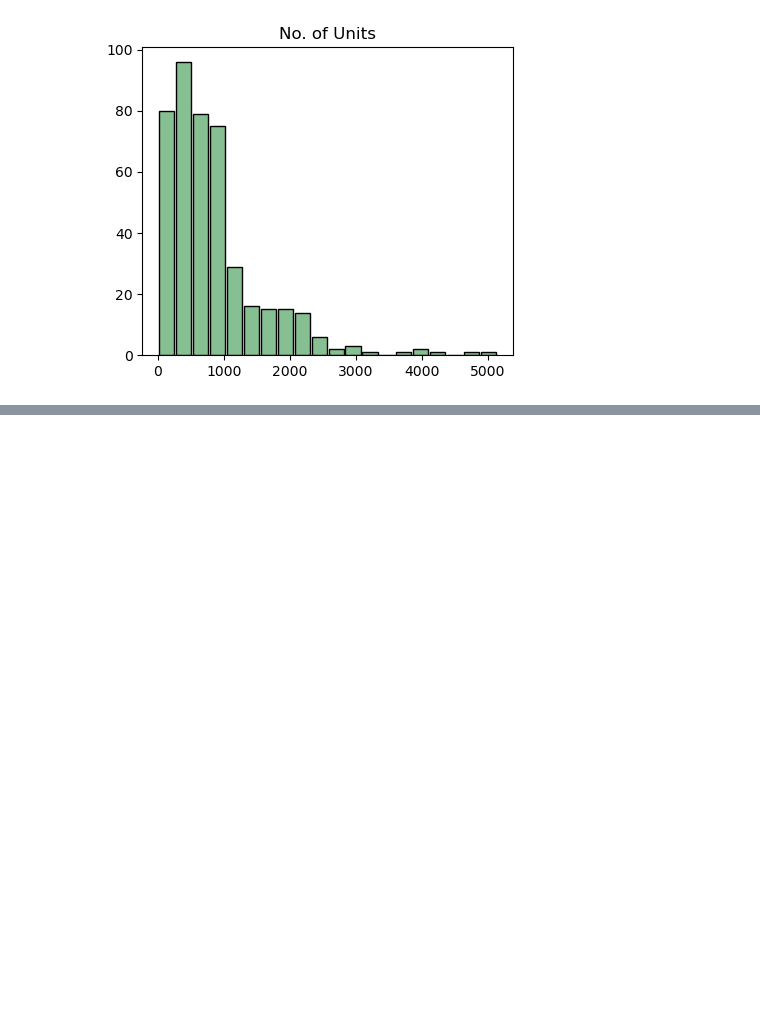
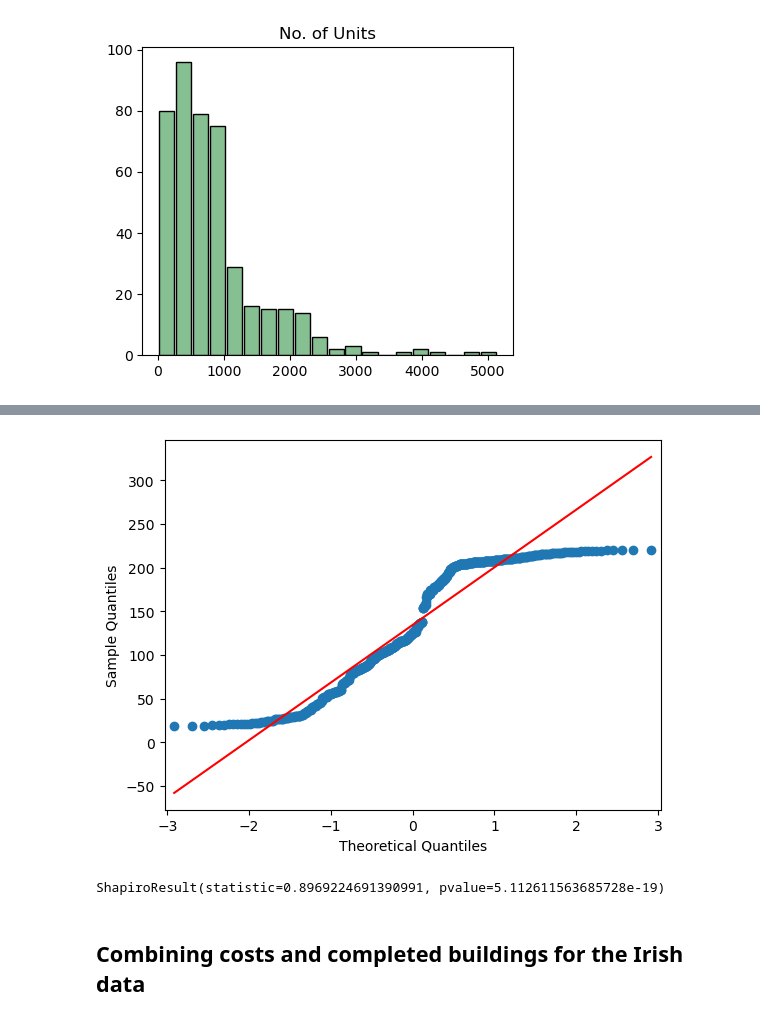
Before and after one commit to coharaCNJ/M.Sc.-Data-Analytics-Semester-1-CA1, a Jupyter notebook: Statistical_analysis_and_forecasting.ipynb, the cells around one changed output, grey strips where cells are left out. Saved outputs shown, nothing was run; the diff lists cells and outputs as text; code cells hidden in the pictures; blank space fills up the shorter version.

```diff
--- a/Statistical_analysis_and_forecasting.ipynb
+++ b/Statistical_analysis_and_forecasting.ipynb
@@ -662,0 +749,18 @@ No artists with labels found to put in legend.  Note that artists whose label st
+# %%
+#Q-Q Plot
+sm.qqplot(irish_costs_incl_forecast['House Construction Cost Index'], line='s')
+plt.show()
+# %% [output]
+[figure, added]
+# %%
+#Shapiro-Wilk
+#H0: The House Construction Cost Index per quarter is normally distributed.
+
+print(shapiro(irish_costs_incl_forecast['House Construction Cost Index']))
+
+#ShapiroResult(statistic=0.8969224691390991, pvalue=5.112611563685728e-19)
+#Null-hypothesis is rejected
+# %% [output]
+ShapiroResult(statistic=0.8969224691390991, pvalue=5.112611563685728e-19)
+# %% [markdown]
+## Combining costs and completed buildings for the Irish data
```
Also changed, not shown: parts of 90 cells of this notebook, 7 other files.
